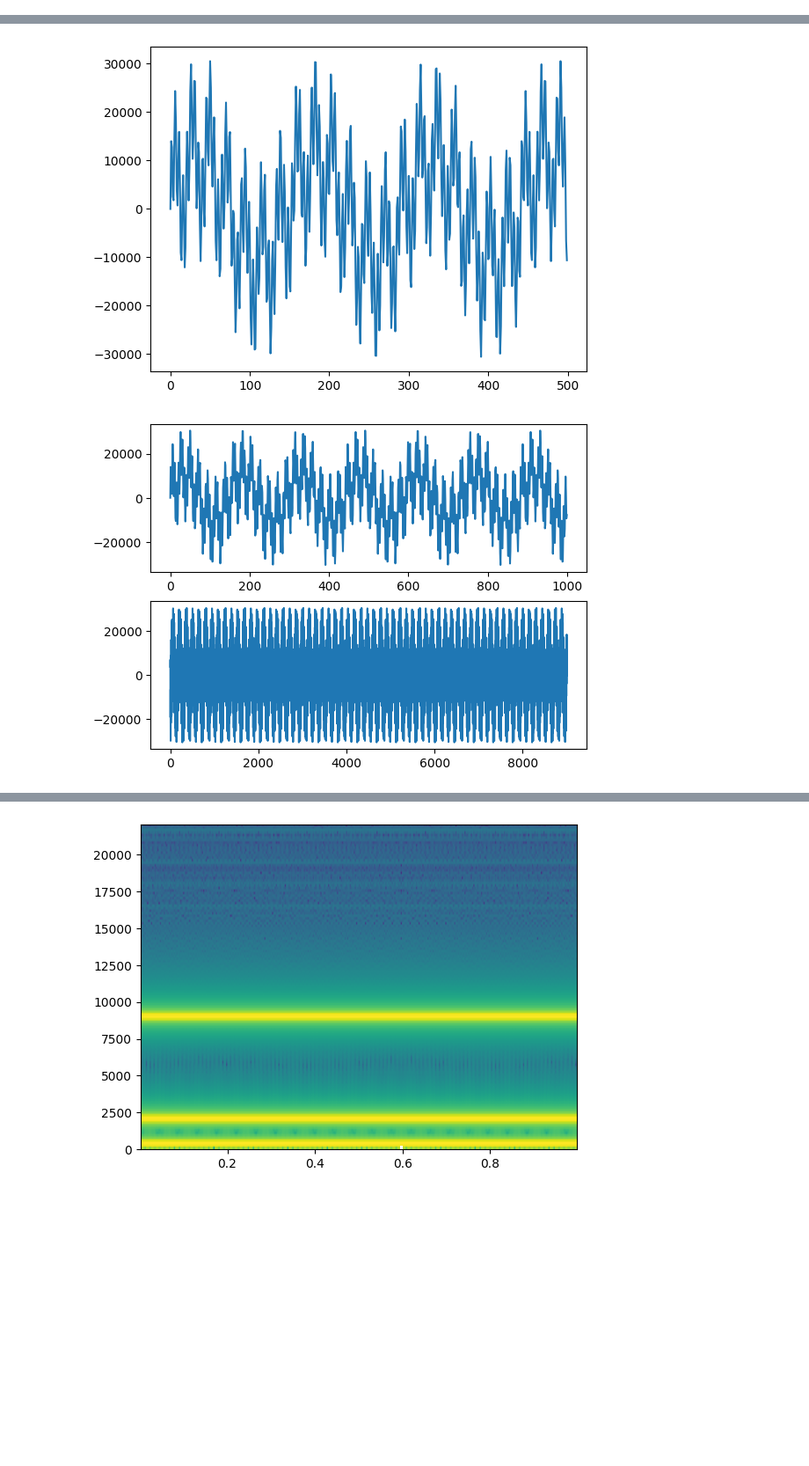
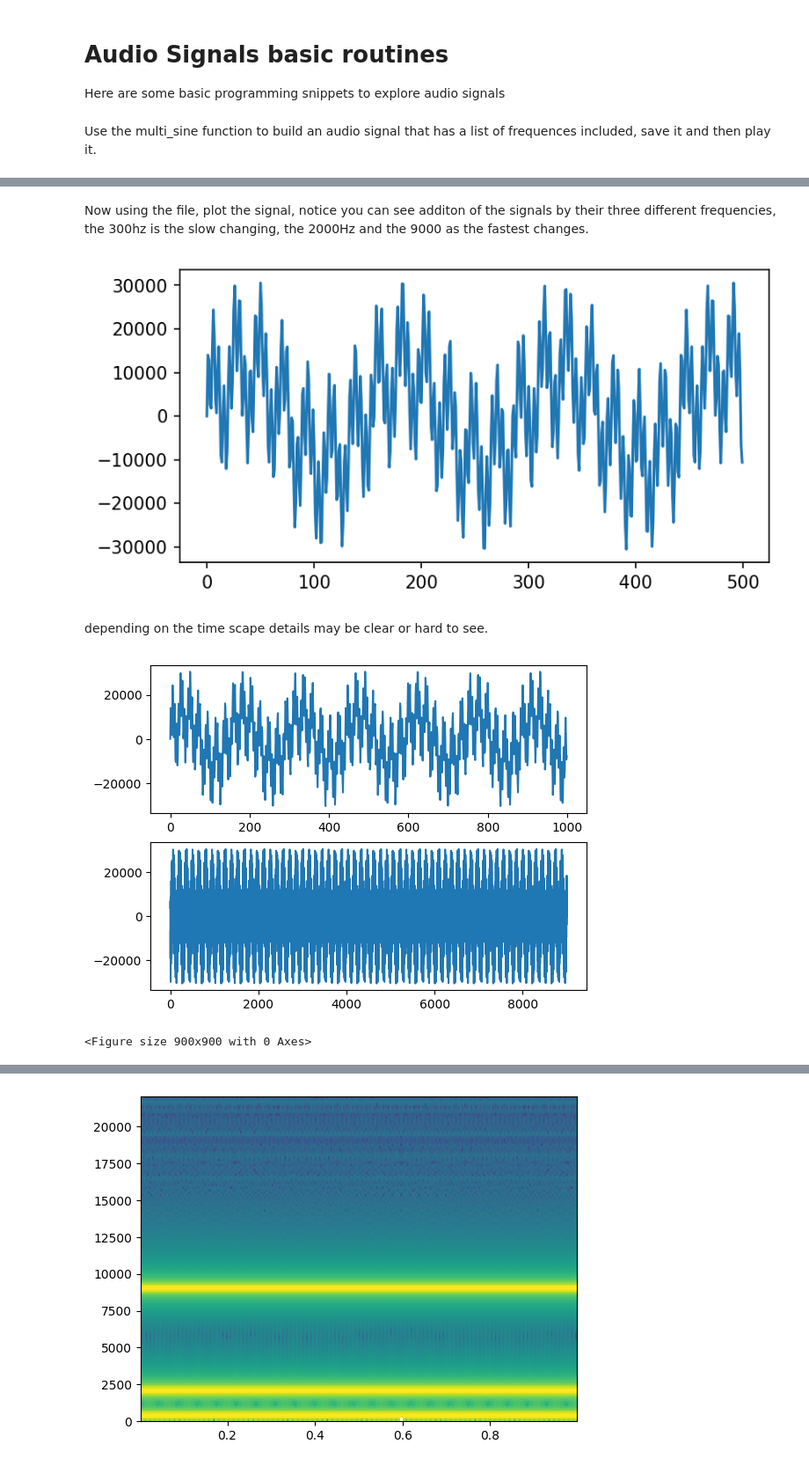
Before and after one commit to kglavin/audiodsp, a Jupyter notebook: projects/00_Audio_Signals/AudioSignals.ipynb, the cells around one changed output, grey strips where cells are left out. Shown: that part at 88% size. Cells and saved outputs as stored; diff of their text form; code cells hidden in the pictures; blank space fills up the shorter version.

```diff
--- a/projects/00_Audio_Signals/AudioSignals.ipynb
+++ b/projects/00_Audio_Signals/AudioSignals.ipynb
@@ -1,3 +1,8 @@
+# %% [markdown]
+# Audio Signals basic routines
+Here are some basic programming snippets to explore audio signals
+# %% [markdown]
+Use the multi_sine function to build an audio signal that has a list of frequences included, save it and then play it.
 # %%
 from IPython import display
 import libaudio
@@ -6,22 +11,36 @@ libaudio.multi_sine(frequencies=[300,2000,9000], name=audio_path)
 display.Audio(filename=audio_path)
 # %% [output]
 [interactive output not drawn]
+# %% [markdown]
+Now using the file, plot the signal, notice you can see additon of the signals by their three different frequencies, the 300hz is the slow changing, the 2000Hz and the 9000 as the fastest changes.
 # %%
 %matplotlib inline
 import matplotlib.pyplot as plt
 from scipy.io import wavfile
 sr, wav_data = wavfile.read(audio_path)
+f = plt.figure()
+# set width, height, dpi
+f.set_figwidth(6)
+f.set_figheight(3)
+f.set_dpi(150)
+
 plt.plot(wav_data[0:500])
 plt.show()
 # %% [output]
-[figure, old version]
+[figure, new version]
+# %% [markdown]
+depending on the time scape details may be clear or hard to see.
 # %%
-#fig, axs = plt.subplots(2)
-#axs[0].plot(wav_data[:,0])
-#axs[1].plot(wav_data[:,1])
 fig, axs = plt.subplots(2)
 axs[0].plot(wav_data[0:1000])
 axs[1].plot(wav_data[1000:10000])
+#_ = plt.figure(figsize=(50,50))
+f = plt.figure()
+# set width, height, dpi
+f.set_figwidth(6)
+f.set_figheight(6)
+f.set_dpi(150)
 plt.show()
 # %% [output]
 [figure]
+<Figure size 900x900 with 0 Axes>
```
Also changed, not shown: parts of 3 cells of this notebook.
